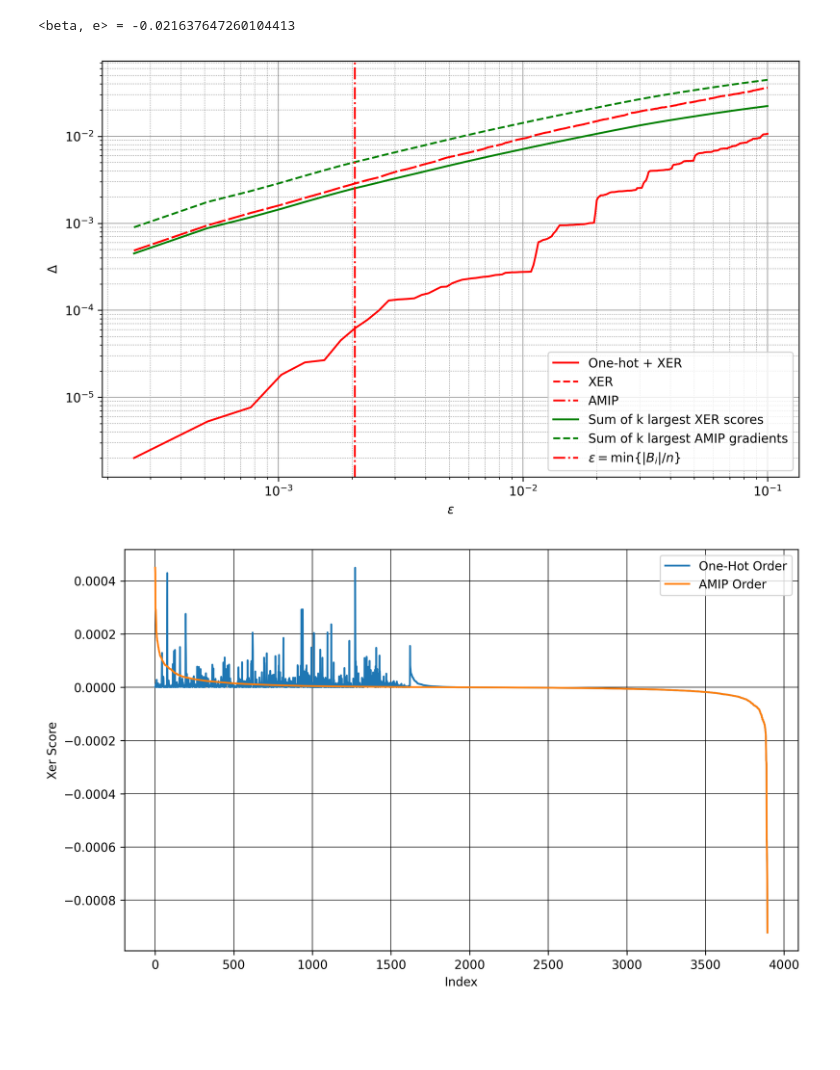
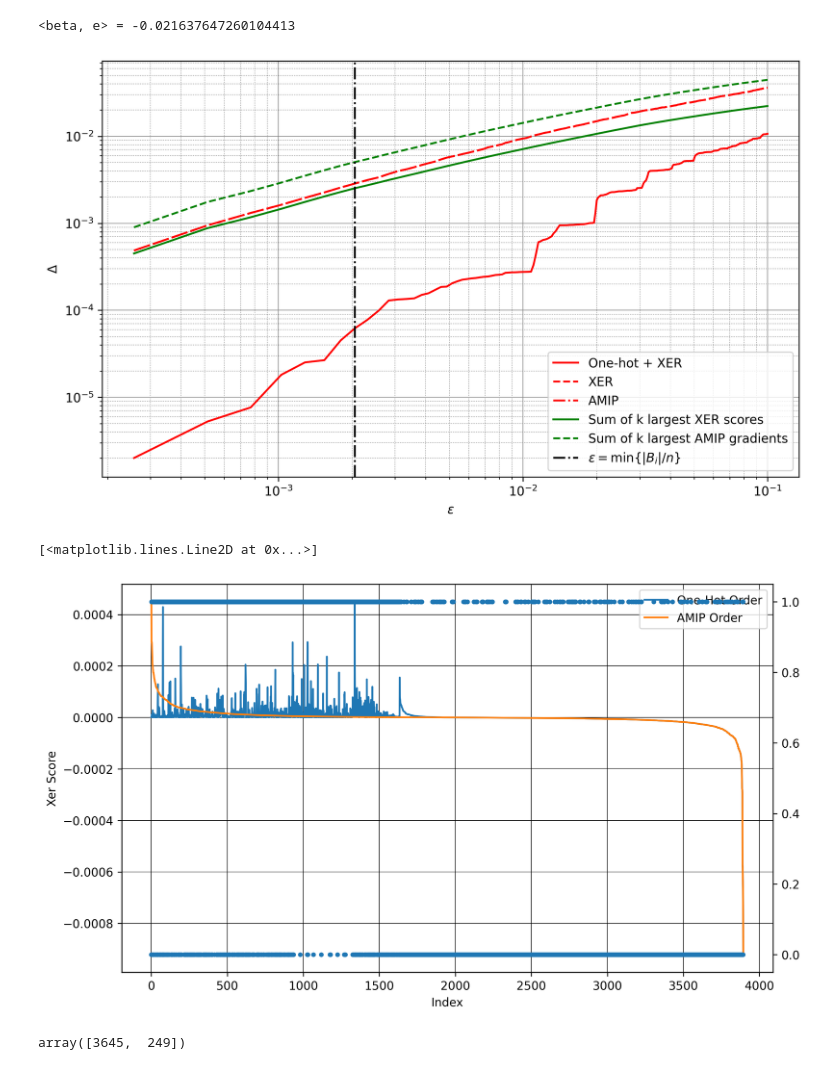
Before and after one commit to ittai-rubinstein/ols_robustness, a Jupyter notebook: examples/CompareLowerBoundsOnMartinezData.ipynb, the cells around one changed output. Cells and saved outputs as stored; diff of their text form; code cells hidden in the pictures; blank space fills up the shorter version.

```diff
--- a/examples/CompareLowerBoundsOnMartinezData.ipynb
+++ b/examples/CompareLowerBoundsOnMartinezData.ipynb
@@ -98,24 +98,32 @@ plt.xlabel('$\epsilon$')
 plt.ylabel('$\Delta$')
 plt.grid(which='both', linestyle='-', linewidth='0.5', color='gray')
 plt.grid(which='minor', linestyle=':', linewidth='0.5', color='gray')
-plt.axvline(x=8 / num_samples, color='r', linestyle='-.', label=r'$\varepsilon = \min \left\{ |B_i|/n \right\}$')
+plt.axvline(x=8 / num_samples, color='k', linestyle='-.', label=r'$\varepsilon = \min \left\{ |B_i|/n \right\}$')
 plt.legend()
 
 plt.show()
 # %% [output]
-[figure, old version]
+[figure, new version]
 # %%
 plt.figure(dpi=300, figsize=(10, 6))
 
 plt.plot(Xer[order_one_hot_xer], label='One-Hot Order')
 plt.plot(Xer[order_amip], label='AMIP Order')
 
 
 plt.xlabel('Index')
 plt.ylabel('Xer Score')
 plt.legend()
 
 plt.grid(which='both', linestyle='-', linewidth='0.5', color='black')
 plt.grid(which='minor', linestyle=':', linewidth='0.5', color='gray')
+
+ax = plt.twinx()
+ax.plot(range(num_samples - 1), [X_orig[order_one_hot_xer[i], 4:-1].T @ X_orig[order_one_hot_xer[i+1], 4:-1] for i in range(num_samples-1)], '.')
 # %% [output]
+[<matplotlib.lines.Line2D at 0x...>]
-[figure, old version]
+[figure, new version]
+# %%
+np.bincount([X_orig[order_amip[i], 4:-1].T @ X_orig[order_amip[i+1], 4:-1] for i in range(num_samples-1)])
+# %% [output]
+array([3645,  249])
```
Also changed, not shown: 10 other files.
